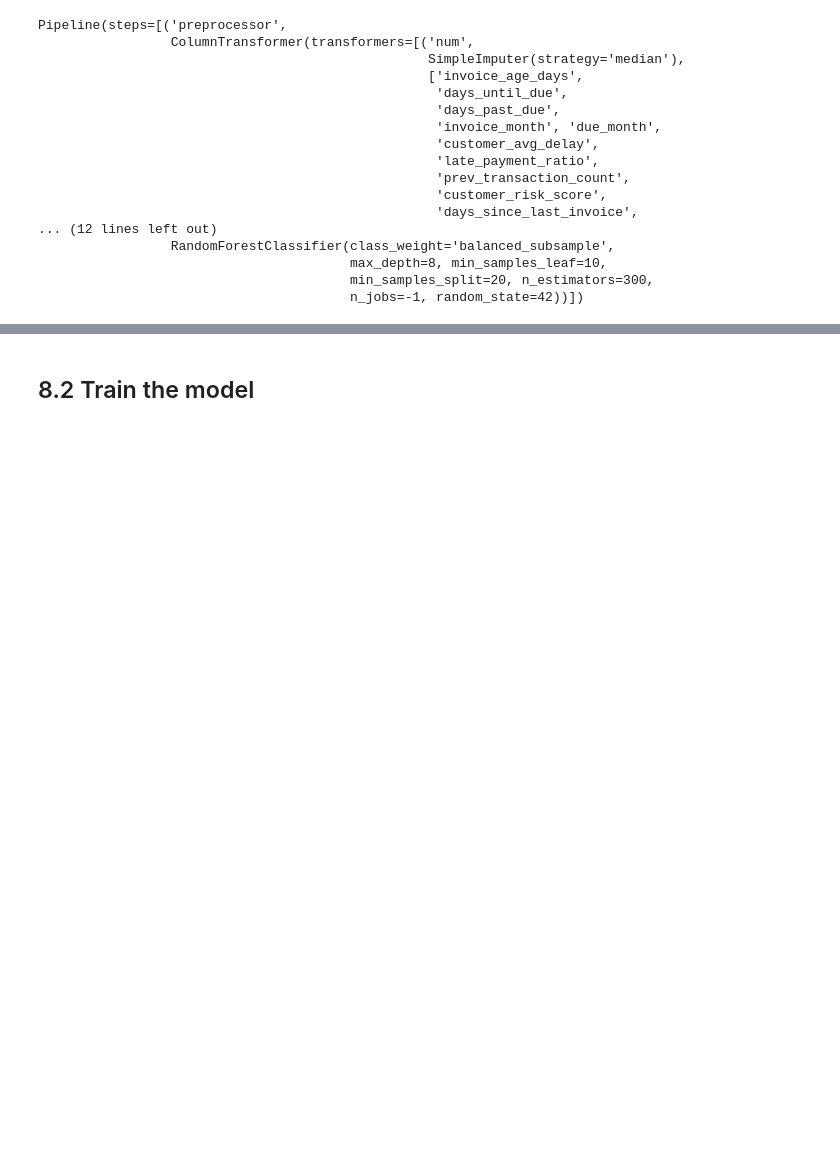
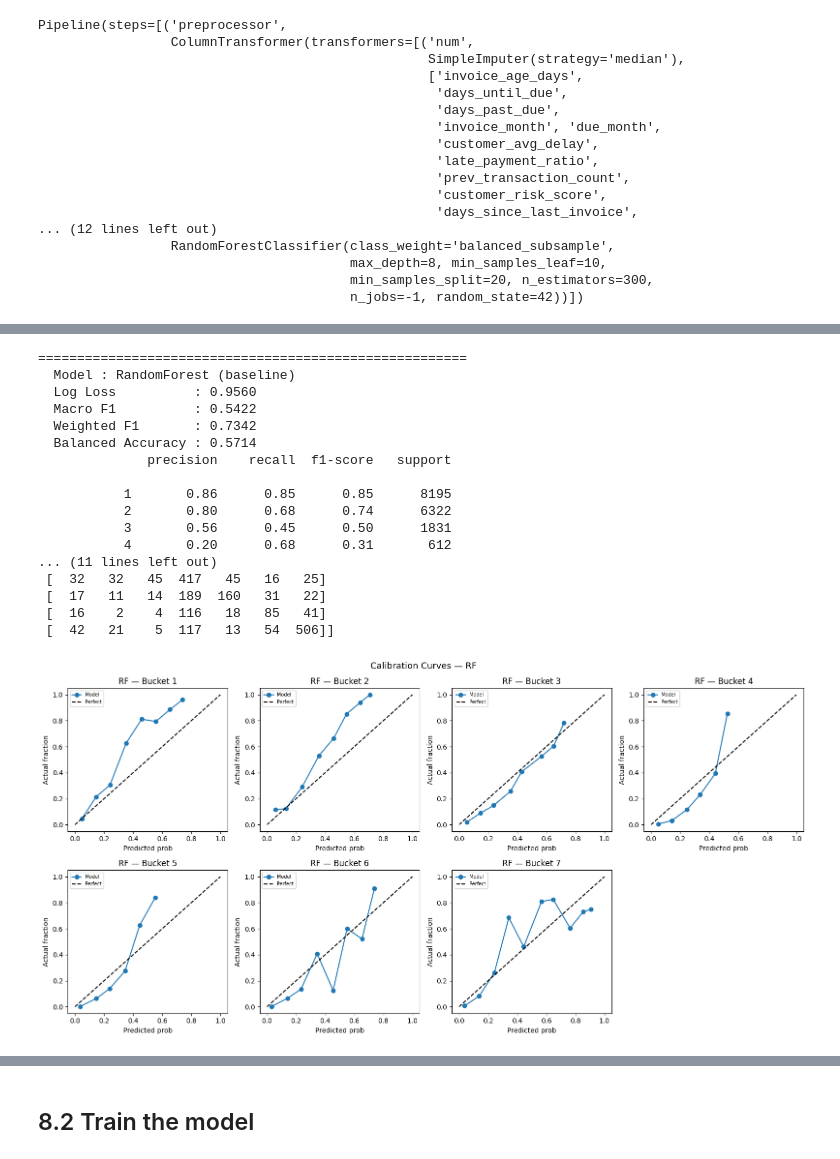
Before and after one commit to EwaltsJ/cf_copilot, a Jupyter notebook: notebooks/baseline_model_sai.ipynb, the cells around one changed output, grey strips where cells are left out. Drawn from its saved outputs; the diff is of its cells as text; code cells hidden in the pictures; blank space fills up the shorter version.

Commit message:
working on my pipeline

```diff
--- a/notebooks/baseline_model_sai.ipynb
+++ b/notebooks/baseline_model_sai.ipynb
@@ -601,0 +1099,45 @@ Pipeline(steps=[('preprocessor',
+# %%
+# ============================================================
+# STEP 7: BASELINE — RANDOM FOREST
+# ============================================================
+from sklearn.ensemble import RandomForestClassifier
+
+rf_pipeline = Pipeline(steps=[
+    ("preprocessor", preprocessor),
+    ("classifier", RandomForestClassifier(
+        n_estimators=300,
+        max_depth=8,
+        min_samples_split=20,
+        min_samples_leaf=10,
+        max_features="sqrt",
+        class_weight="balanced_subsample",
+        random_state=42,
+        n_jobs=-1,
+    )),
+])
+
+rf_pipeline.fit(X_train, y_train)
+rf_results = evaluate_model("RandomForest (baseline)", rf_pipeline, X_test, y_test)
+all_results.append(rf_results)
+
+show_calibration_curves("RF", rf_results["probas"], rf_pipeline.classes_, y_test)
+show_feature_importance(rf_pipeline, all_feature_names, "RandomForest Feature Importances")
+# %% [output]
+=======================================================
+  Model : RandomForest (baseline)
+  Log Loss          : 0.9560
+  Macro F1          : 0.5422
+  Weighted F1       : 0.7342
+  Balanced Accuracy : 0.5714
+              precision    recall  f1-score   support
+
+           1       0.86      0.85      0.85      8195
+           2       0.80      0.68      0.74      6322
+           3       0.56      0.45      0.50      1831
+           4       0.20      0.68      0.31       612
+... (11 lines left out)
+ [  32   32   45  417   45   16   25]
+ [  17   11   14  189  160   31   22]
+ [  16    2    4  116   18   85   41]
+ [  42   21    5  117   13   54  506]]
+[figure, added]
```
Also changed, not shown: parts of 31 cells of this notebook.
